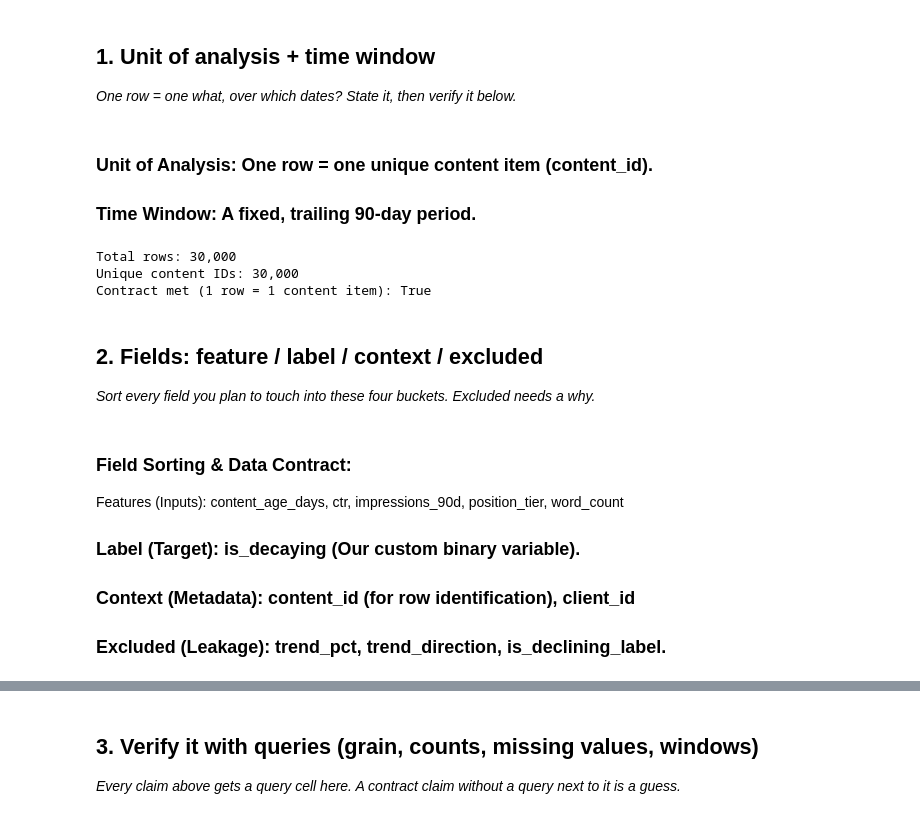
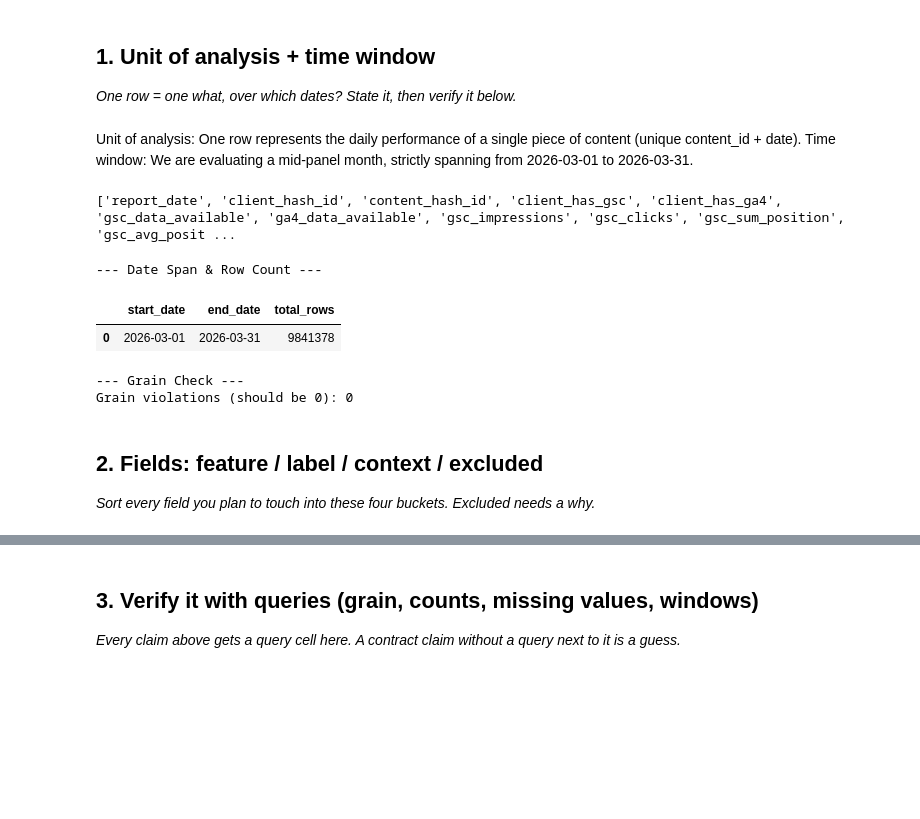
Before and after one commit to Deepr0gth/Flyrank_repo, a Jupyter notebook: work/notebooks/w03_data_contract.ipynb, the cells around one changed output, grey strips where cells are left out. Cells and saved outputs as stored; diff of their text form; code cells hidden in the pictures; blank space fills up the shorter version.

```diff
--- a/work/notebooks/w03_data_contract.ipynb
+++ b/work/notebooks/w03_data_contract.ipynb
@@ -35,37 +53,45 @@ Starter data found. You're ready.
 ## 1. Unit of analysis + time window
 
 *One row = one what, over which dates? State it, then verify it below.*
-# %% [markdown]
-### Unit of Analysis: One row = one unique content item (content_id).
-### Time Window: A fixed, trailing 90-day period.
-# %%
-# This cell is for CODE (numbers, a query, a check).
-# Write your text answer in the cell ABOVE this one — typing sentences here breaks Run All.
-
-import pandas as pd
-df = pd.read_csv("data/raw/content_refresh_anonymized.csv")
-total_rows = len(df)
-unique_content = df['content_id'].nunique()
-is_perfect_grain = df['content_id'].is_unique
-
-print(f"Total rows: {total_rows:,}")
-print(f"Unique content IDs: {unique_content:,}")
-print(f"Contract met (1 row = 1 content item): {is_perfect_grain}")
-# %% [output]
-Total rows: 30,000
-Unique content IDs: 30,000
-Contract met (1 row = 1 content item): True
+# %% [markdown]
+Unit of analysis: One row represents the daily performance of a single piece of content (unique content_id + date).
+Time window: We are evaluating a mid-panel month, strictly spanning from 2026-03-01 to 2026-03-31.
+# %%
+# Fetch just 1 row to see all the column names
+sample_df = con.sql(f"SELECT * FROM {TABLES['fact_daily']} LIMIT 1").df()
+print(sample_df.columns.tolist())
+# %% [output]
+['report_date', 'client_hash_id', 'content_hash_id', 'client_has_gsc', 'client_has_ga4', 'gsc_data_available', 'ga4_data_available', 'gsc_impressions', 'gsc_clicks', 'gsc_sum_position', 'gsc_avg_posit ...
+# %%
+span_check = con.sql(f"""
+    SELECT
+        MIN(report_date) AS start_date,
+        MAX(report_date) AS end_date,
+        COUNT(*) AS total_rows
+    FROM {TABLES['fact_daily']}
+    WHERE report_date >= '2026-03-01' AND report_date < '2026-04-01'
+""").df()
+
+print("--- Date Span & Row Count ---")
+display(span_check)
+
+grain_check = con.sql(f"""
+    SELECT content_hash_id, report_date, COUNT(*) as row_count
+    FROM {TABLES['fact_daily']}
+    WHERE report_date >= '2026-03-01' AND report_date < '2026-04-01'
+    GROUP BY content_hash_id, report_date
+    HAVING COUNT(*) > 1
+""").df()
+
+
+print(f"Grain violations (should be 0): {len(grain_check)}")
+# %% [output]
+--- Date Span & Row Count ---
+|  | start_date | end_date | total_rows |
+| 0 | 2026-03-01 | 2026-03-31 | 9841378 |
+--- Grain Check ---
+Grain violations (should be 0): 0
 # %% [markdown]
 ## 2. Fields: feature / label / context / excluded
 
 *Sort every field you plan to touch into these four buckets. Excluded needs a why.*
-# %% [markdown]
-### Field Sorting & Data Contract:
-
-Features (Inputs): content_age_days, ctr, impressions_90d, position_tier, word_count
-
-### Label (Target): is_decaying (Our custom binary variable).
-
-### Context (Metadata): content_id (for row identification), client_id
-
-### Excluded (Leakage): trend_pct, trend_direction, is_declining_label.
```
Also changed, not shown: parts of 17 cells of this notebook.
